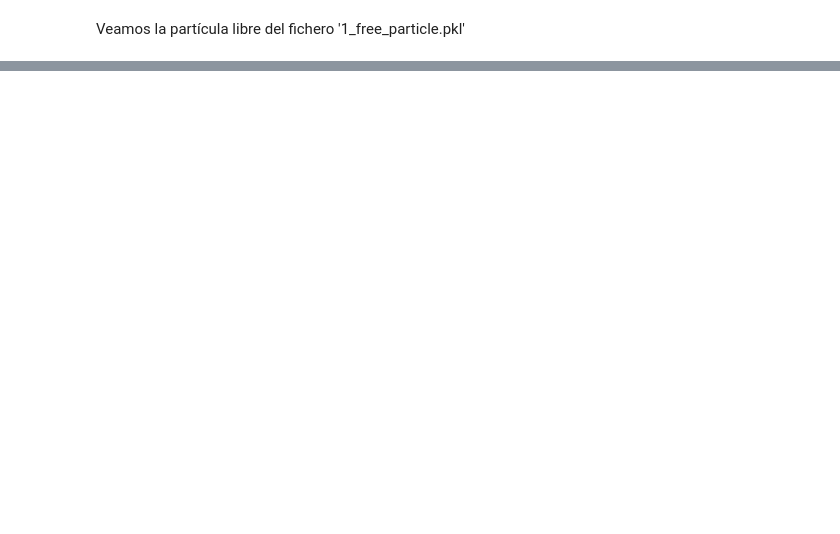
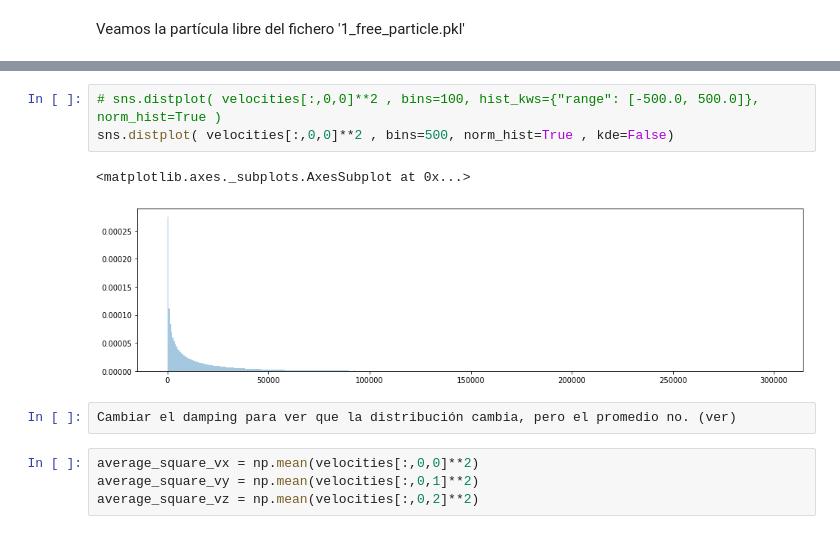
Before and after one commit to uibcdf/Academia, a Jupyter notebook: Teoría/Dinámica_estocástica/Movimiento_Browniano.ipynb, the cells around one changed output, grey strips where cells are left out. Drawn from its saved outputs; the diff is of its cells as text; blank space fills up the shorter version.

```diff
--- a/Teoría/Dinámica_estocástica/Movimiento_Browniano.ipynb
+++ b/Teoría/Dinámica_estocástica/Movimiento_Browniano.ipynb
@@ -149,0 +144,12 @@ aa
+# %%
+# sns.distplot( velocities[:,0,0]**2 , bins=100, hist_kws={"range": [-500.0, 500.0]}, norm_hist=True )
+sns.distplot( velocities[:,0,0]**2 , bins=500, norm_hist=True , kde=False)
+# %% [output]
+<matplotlib.axes._subplots.AxesSubplot at 0x...>
+[figure, added]
+# %%
+Cambiar el damping para ver que la distribución cambia, pero el promedio no. (ver)
+# %%
+average_square_vx = np.mean(velocities[:,0,0]**2)
+average_square_vy = np.mean(velocities[:,0,1]**2)
+average_square_vz = np.mean(velocities[:,0,2]**2)
```
Also changed, not shown: parts of 47 cells of this notebook, 1 other file.
